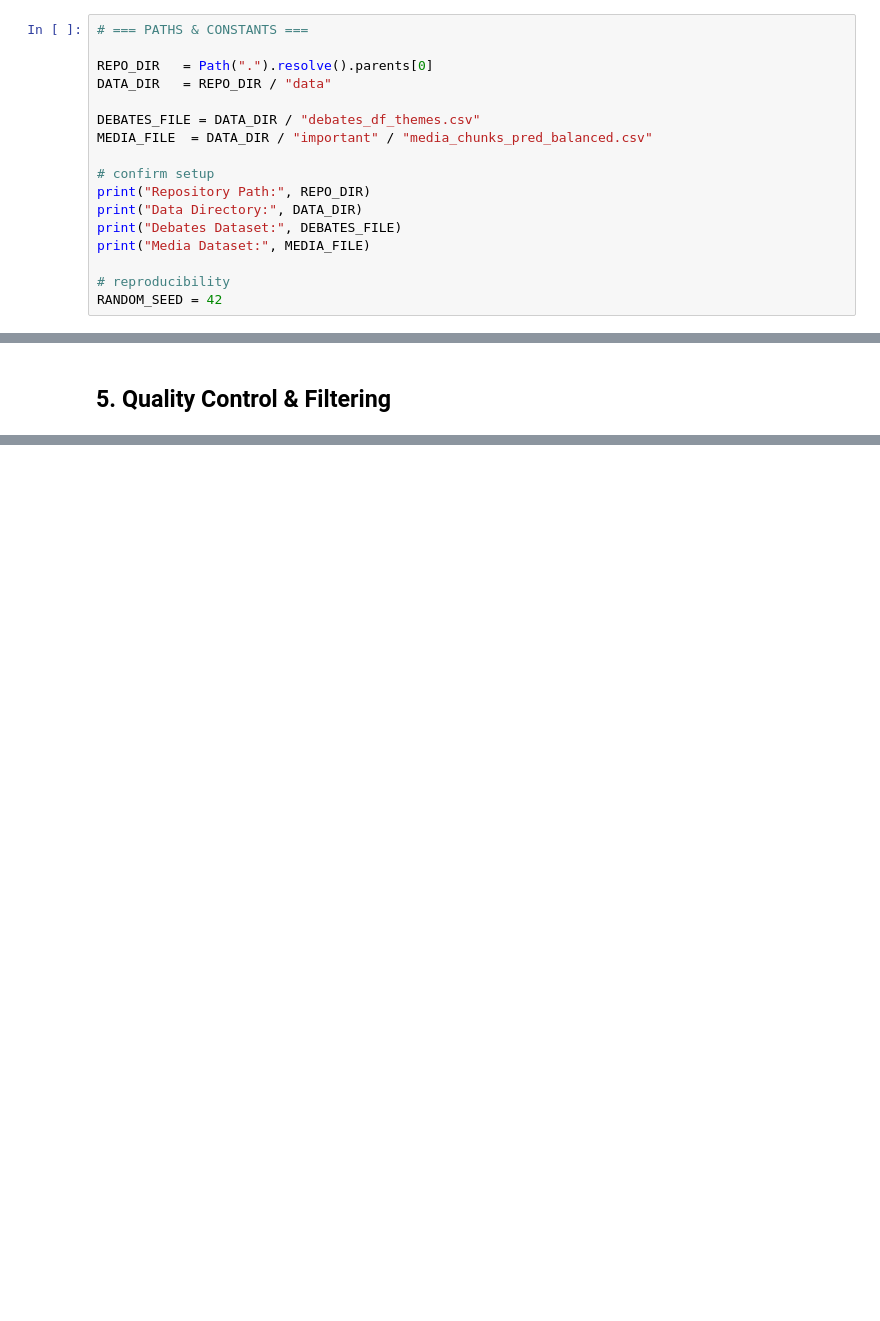
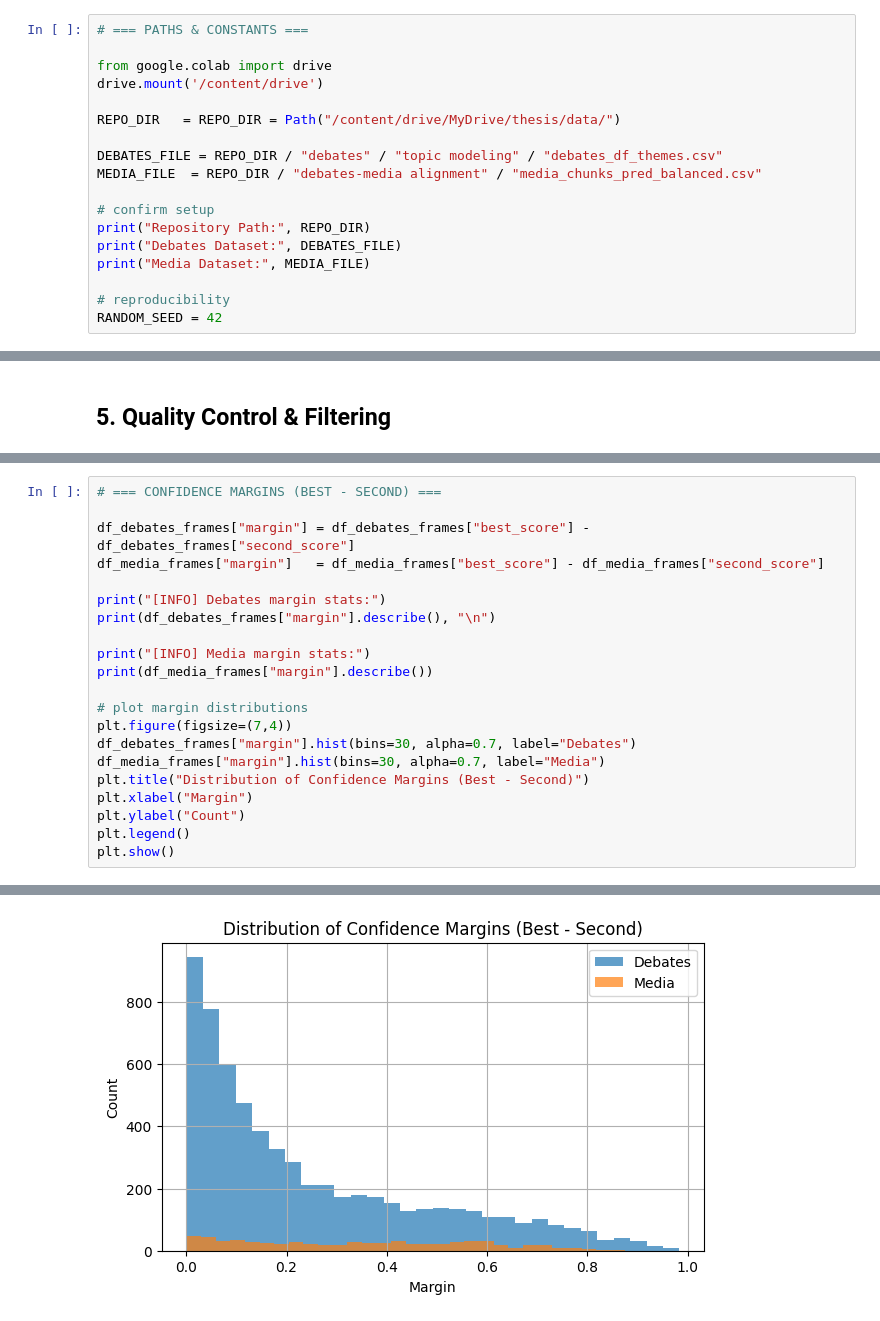
Before and after one commit to emmacristinamora/thesis, a Jupyter notebook: notebooks/04_framing_analysis.ipynb, the cells around one changed output, grey strips where cells are left out. Drawn from its saved outputs; the diff is of its cells as text; blank space fills up the shorter version.

Commit message:
framing and sentiment done
they were executed on google colab, so the paths need to be changed

```diff
--- a/notebooks/04_framing_analysis.ipynb
+++ b/notebooks/04_framing_analysis.ipynb
@@ -16,15 +61,16 @@ import tqdm
 # %%
 # === PATHS & CONSTANTS ===
 
-REPO_DIR   = Path(".").resolve().parents[0]
-DATA_DIR   = REPO_DIR / "data"
+from google.colab import drive
+drive.mount('/content/drive')
 
-DEBATES_FILE = DATA_DIR / "debates_df_themes.csv"
-MEDIA_FILE  = DATA_DIR / "important" / "media_chunks_pred_balanced.csv"
+REPO_DIR   = REPO_DIR = Path("/content/drive/MyDrive/thesis/data/")
+
+DEBATES_FILE = REPO_DIR / "debates" / "topic modeling" / "debates_df_themes.csv"
+MEDIA_FILE  = REPO_DIR / "debates-media alignment" / "media_chunks_pred_balanced.csv"
 
 # confirm setup
 print("Repository Path:", REPO_DIR)
-print("Data Directory:", DATA_DIR)
 print("Debates Dataset:", DEBATES_FILE)
 print("Media Dataset:", MEDIA_FILE)
 
@@ -354,0 +572,22 @@ KeyboardInterrupt:
+# %%
+# === CONFIDENCE MARGINS (BEST - SECOND) ===
+
+df_debates_frames["margin"] = df_debates_frames["best_score"] - df_debates_frames["second_score"]
+df_media_frames["margin"]   = df_media_frames["best_score"] - df_media_frames["second_score"]
+
+print("[INFO] Debates margin stats:")
+print(df_debates_frames["margin"].describe(), "\n")
+
+print("[INFO] Media margin stats:")
+print(df_media_frames["margin"].describe())
+
+# plot margin distributions
+plt.figure(figsize=(7,4))
+df_debates_frames["margin"].hist(bins=30, alpha=0.7, label="Debates")
+df_media_frames["margin"].hist(bins=30, alpha=0.7, label="Media")
+plt.title("Distribution of Confidence Margins (Best - Second)")
+plt.xlabel("Margin")
+plt.ylabel("Count")
+plt.legend()
+plt.show()
+# %% [output]
@@ -354,0 +611 @@ KeyboardInterrupt:
+[figure, added]
```
Also changed, not shown: parts of 23 cells of this notebook, 1 other file.
